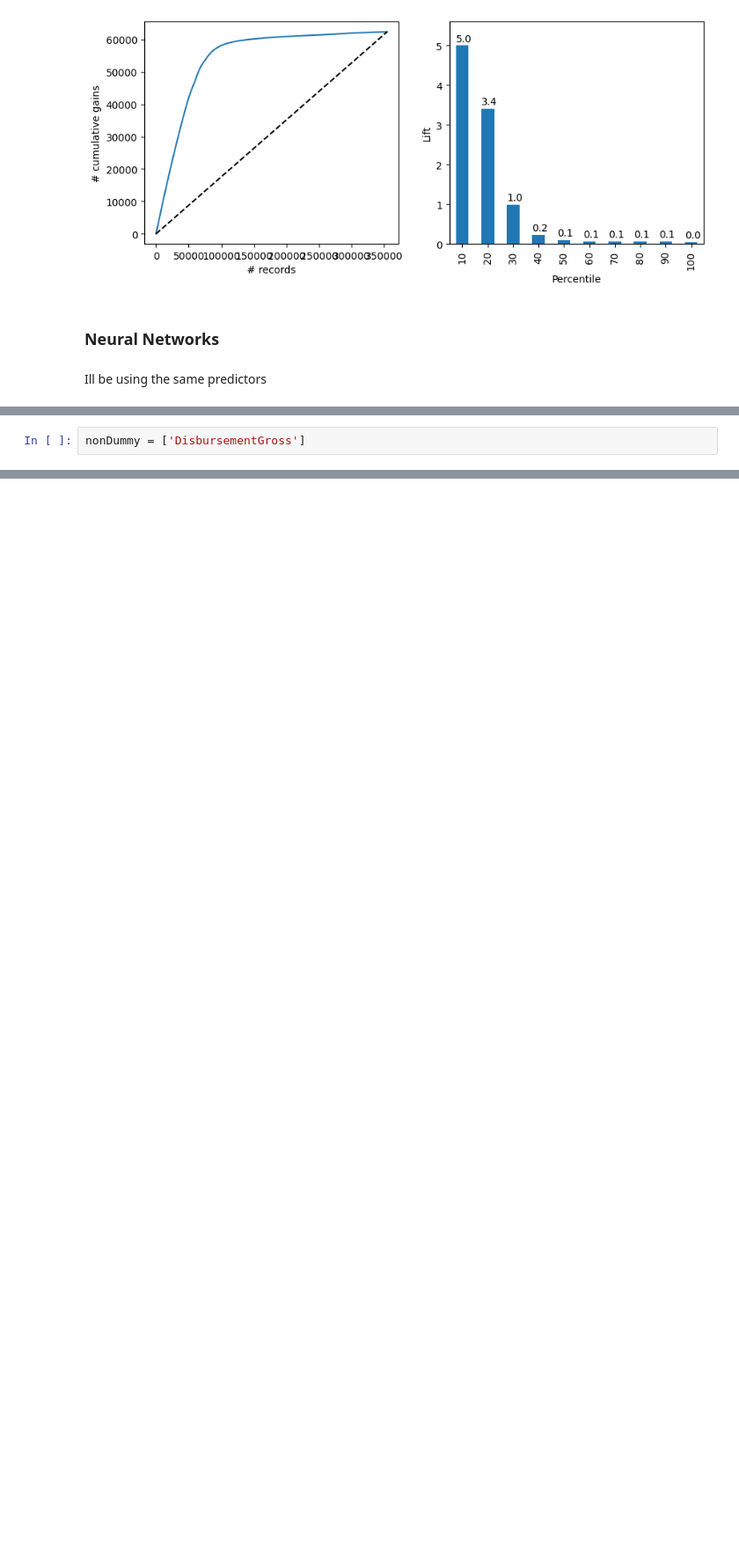
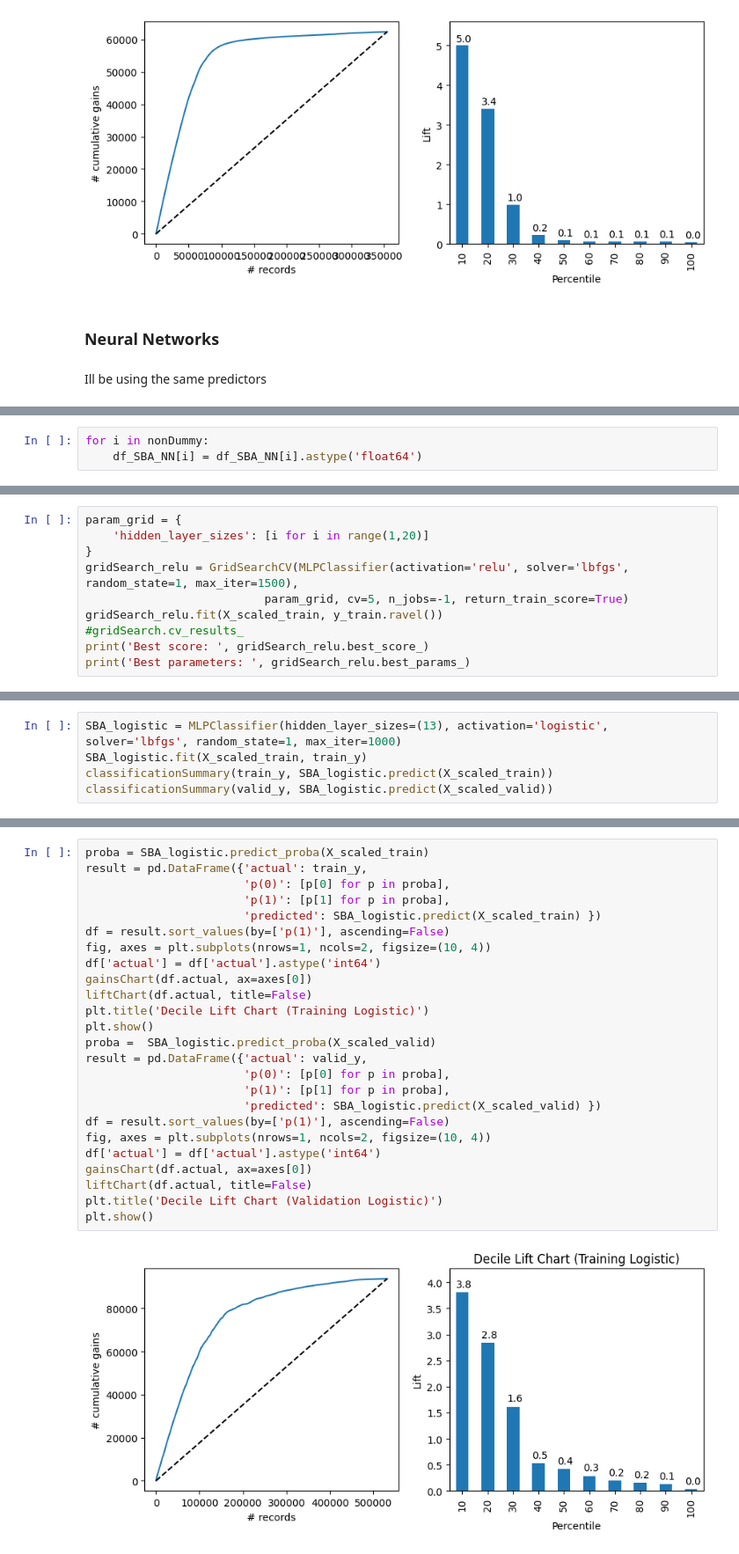
Before and after one commit to wolfesamk/2023-BA-Conmpetition, a Jupyter notebook: Main/MSBA 207 SBA Case - Contest.ipynb, the cells around one changed output, grey strips where cells are left out. Shown at 88% size. Cells and saved outputs as stored; diff of their text form; blank space fills up the shorter version.

```diff
--- a/Main/MSBA 207 SBA Case - Contest.ipynb
+++ b/Main/MSBA 207 SBA Case - Contest.ipynb
@@ -603,2 +613,0 @@ df_SBA_NN = df_SBA_mod_1[outcome+predictors_nn]
-# %%
-nonDummy = ['DisbursementGross']
@@ -604,0 +635,3 @@ nonDummy = ['DisbursementGross']
+# %%
+for i in nonDummy:
+    df_SBA_NN[i] = df_SBA_NN[i].astype('float64')
@@ -626,0 +702,10 @@ print('Best parameters: ', gridSearch.best_params_)
+# %%
+param_grid = {
+    'hidden_layer_sizes': [i for i in range(1,20)]
+}
+gridSearch_relu = GridSearchCV(MLPClassifier(activation='relu', solver='lbfgs', random_state=1, max_iter=1500),
+                          param_grid, cv=5, n_jobs=-1, return_train_score=True)
+gridSearch_relu.fit(X_scaled_train, y_train.ravel())
+#gridSearch.cv_results_
+print('Best score: ', gridSearch_relu.best_score_)
+print('Best parameters: ', gridSearch_relu.best_params_)
@@ -626,0 +725,5 @@ print('Best parameters: ', gridSearch.best_params_)
+# %%
+SBA_logistic = MLPClassifier(hidden_layer_sizes=(13), activation='logistic', solver='lbfgs', random_state=1, max_iter=1000)
+SBA_logistic.fit(X_scaled_train, train_y)
+classificationSummary(train_y, SBA_logistic.predict(X_scaled_train))
+classificationSummary(valid_y, SBA_logistic.predict(X_scaled_valid))
@@ -626,0 +743,27 @@ print('Best parameters: ', gridSearch.best_params_)
+# %%
+proba = SBA_logistic.predict_proba(X_scaled_train)
+result = pd.DataFrame({'actual': train_y,
+                       'p(0)': [p[0] for p in proba],
+                       'p(1)': [p[1] for p in proba],
+                       'predicted': SBA_logistic.predict(X_scaled_train) })
+df = result.sort_values(by=['p(1)'], ascending=False)
+fig, axes = plt.subplots(nrows=1, ncols=2, figsize=(10, 4))
+df['actual'] = df['actual'].astype('int64')
+gainsChart(df.actual, ax=axes[0])
+liftChart(df.actual, title=False)
+plt.title('Decile Lift Chart (Training Logistic)')
+plt.show()
+proba =  SBA_logistic.predict_proba(X_scaled_valid)
+result = pd.DataFrame({'actual': valid_y,
+                       'p(0)': [p[0] for p in proba],
+                       'p(1)': [p[1] for p in proba],
+                       'predicted': SBA_logistic.predict(X_scaled_valid) })
+df = result.sort_values(by=['p(1)'], ascending=False)
+fig, axes = plt.subplots(nrows=1, ncols=2, figsize=(10, 4))
+df['actual'] = df['actual'].astype('int64')
+gainsChart(df.actual, ax=axes[0])
+liftChart(df.actual, title=False)
+plt.title('Decile Lift Chart (Validation Logistic)')
+plt.show()
+# %% [output]
+[figure, added]
```
Also changed, not shown: parts of 17 cells of this notebook.
